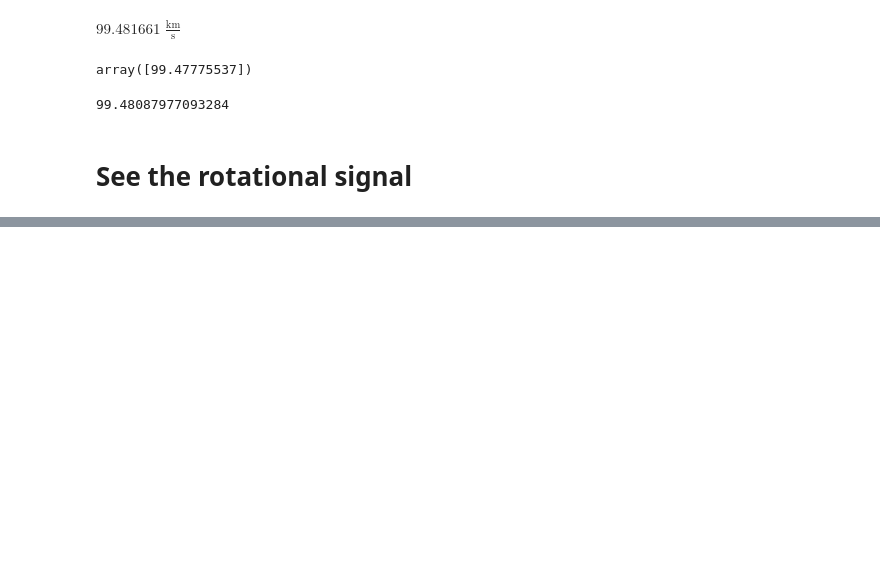
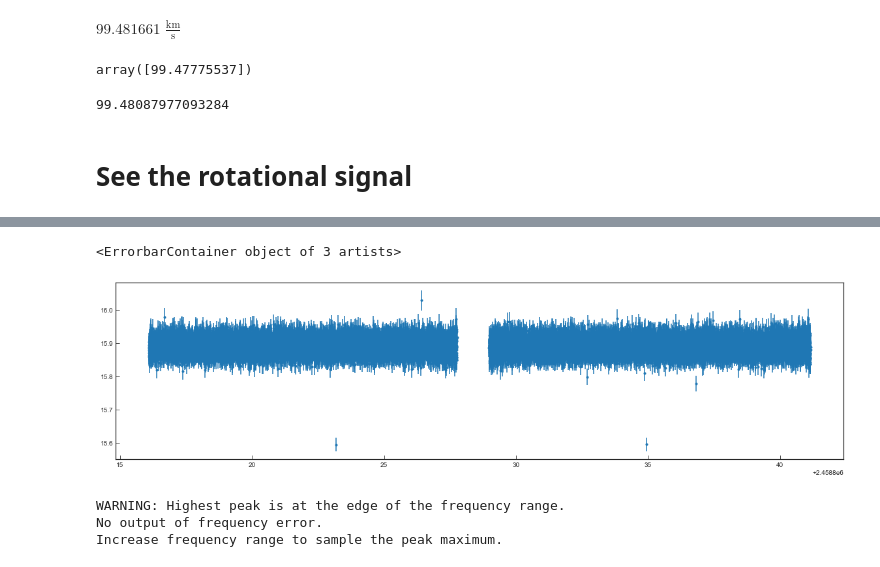
Before and after one commit to jpdeleon/toi1696, a Jupyter notebook: notebooks/rotation & orbital period.ipynb, the cells around one changed output, grey strips where cells are left out. Saved outputs shown, nothing was run; the diff lists cells and outputs as text; code cells hidden in the pictures; blank space fills up the shorter version.

Commit message:
add orbital period analysis

```diff
--- a/notebooks/rotation & orbital period.ipynb
+++ b/notebooks/rotation & orbital period.ipynb
@@ -62,0 +128,14 @@ ImportError: cannot import name 'MetaAttribute'
+# %%
+def f_to_mag(f, f_e):
+    m = -2.5 * np.log10(f)
+    m_err = abs(-2.5 * f_e / (f *np.log(10)))
+    return m, m_err
+# %%
+m_TESS, m_err_TESS = f_to_mag(lc.flux.value, lc.flux_err.value)
+time_TESS = lc.time.jd
+# %%
+pl.figure(figsize=(20,5))
+pl.errorbar(time_TESS, m_TESS+22.2, m_err_TESS, fmt='.')
+# %% [output]
+<ErrorbarContainer object of 3 artists>
+[figure, added]
@@ -62,0 +144,6 @@ ImportError: cannot import name 'MetaAttribute'
+# %%
+clp = pyPeriod.Gls((time_TESS,m_TESS,m_err_TESS), norm="ZK", Pbeg=1, Pend=30)
+# %% [output]
+WARNING: Highest peak is at the edge of the frequency range.
+No output of frequency error.
+Increase frequency range to sample the peak maximum.
```
Also changed, not shown: parts of 14 cells of this notebook.
